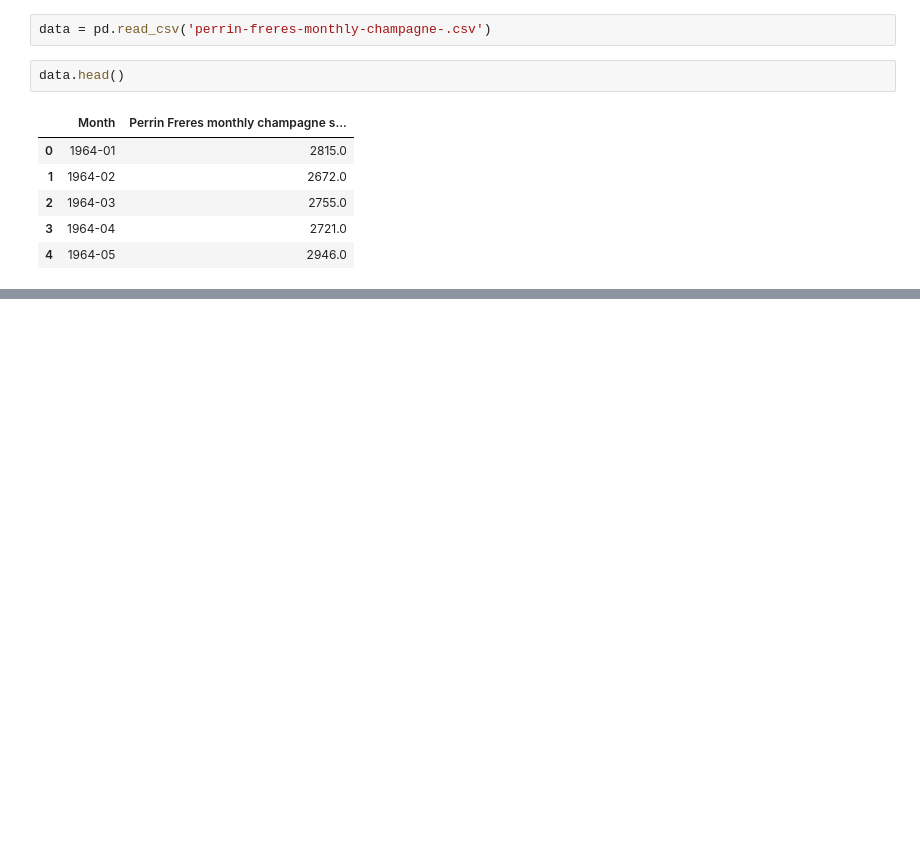
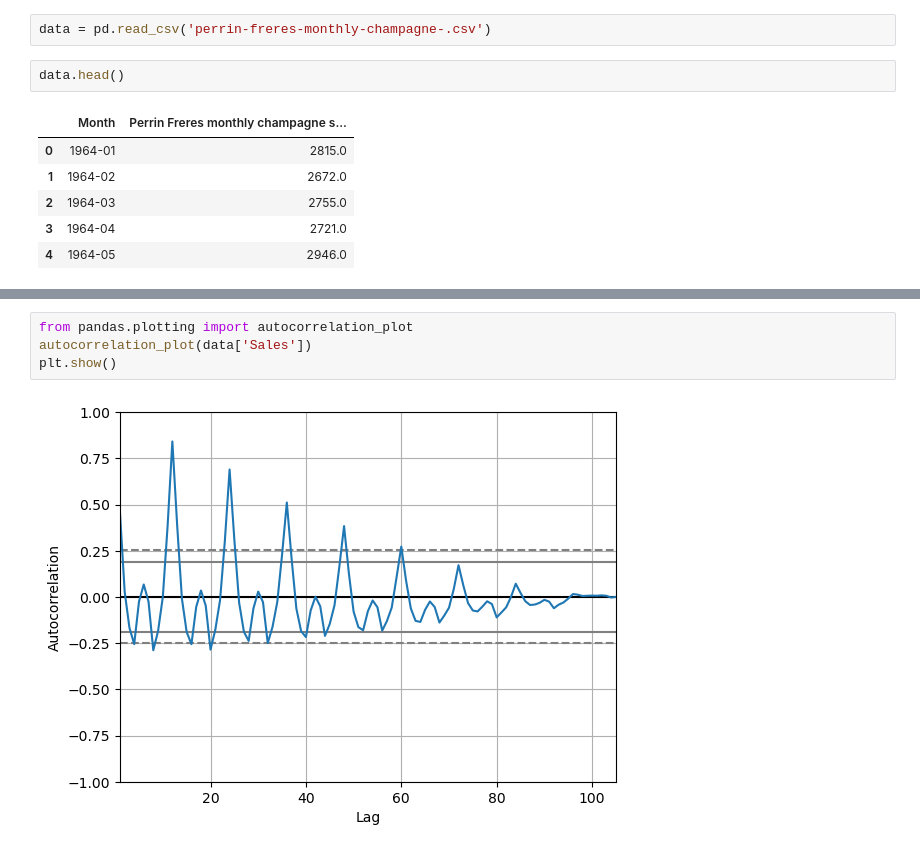
Before and after one commit to Ak7210/ArimaSeasonalArima, a Jupyter notebook: champagne.ipynb, the cells around one changed output, grey strips where cells are left out. Saved outputs shown, nothing was run; the diff lists cells and outputs as text; blank space fills up the shorter version.

```diff
--- a/champagne.ipynb
+++ b/champagne.ipynb
@@ -38,0 +217,6 @@ data.head()
+# %%
+from pandas.plotting import autocorrelation_plot
+autocorrelation_plot(data['Sales'])
+plt.show()
+# %% [output]
+[figure, added]
```
Also changed, not shown: parts of 43 cells of this notebook.
